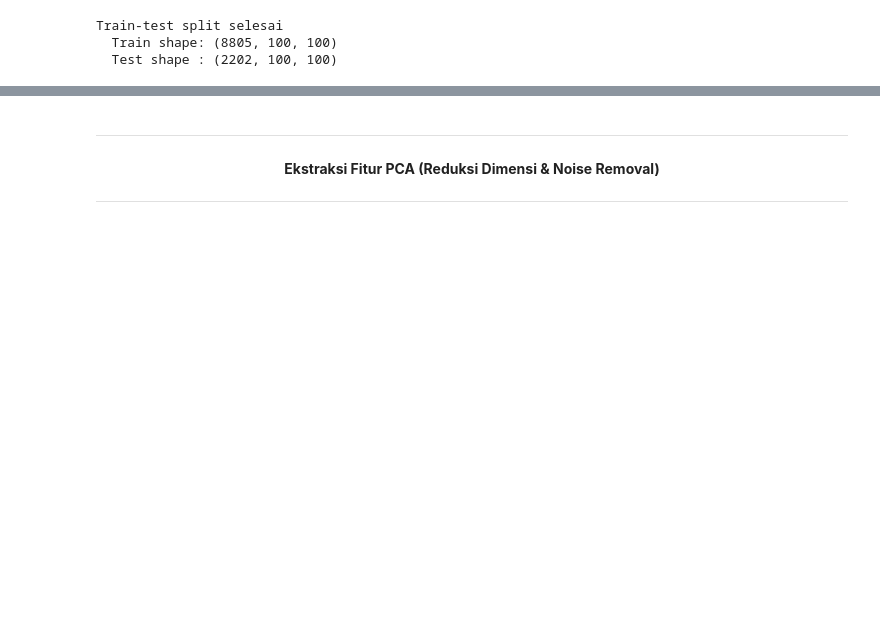
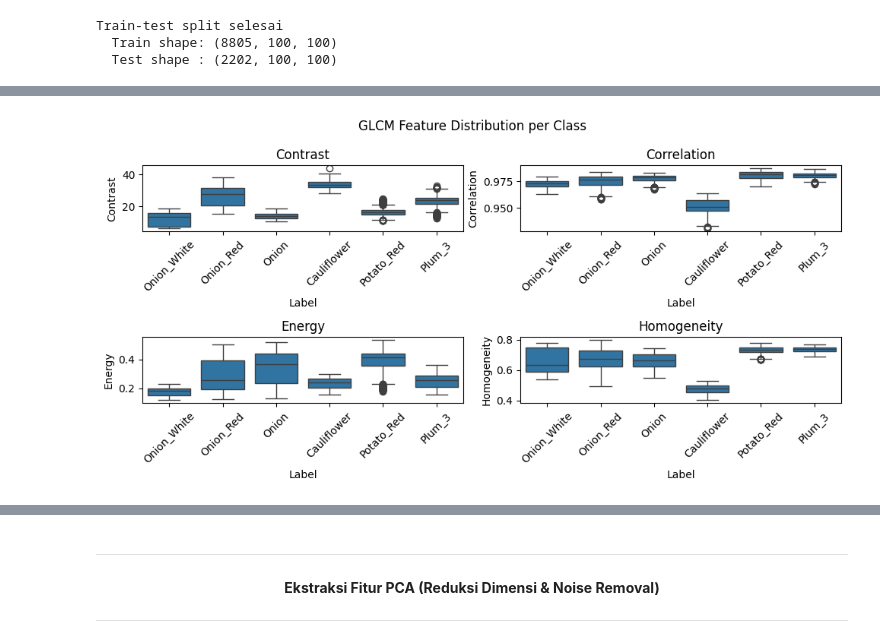
Before and after one commit to Molzard/PCVK-Ganjil-2025, a Jupyter notebook: Week14_Kelompok_4.ipynb, the cells around one changed output, grey strips where cells are left out. Saved outputs shown, nothing was run; the diff lists cells and outputs as text; code cells hidden in the pictures; blank space fills up the shorter version.

```diff
--- a/Week14_Kelompok_4.ipynb
+++ b/Week14_Kelompok_4.ipynb
@@ -298,0 +471,12 @@ Train-test split selesai
+# %%
+# Fungsi GLCM Single Image
+def glcm_single(img):
+    """img 2D 0-1 → kuantisasi 64 level → 4 fitur rata2 orientasi"""
+    q = (img * 63).astype(np.uint8)          # 64 level
+    glcm = graycomatrix(q, distances=[1],
+                        angles=[0, 45, 90, 135],
+                        levels=64,
+                        symmetric=True, normed=True)
+    props = ['contrast', 'correlation', 'energy', 'homogeneity']
+    feats = [graycoprops(glcm, p).mean() for p in props]
+    return np.array(feats)                   # shape (4,)
@@ -298,0 +530,13 @@ Train-test split selesai
+# %%
+# Plot (6 Kelas Terbanyak agar rapi)
+top_cls = df['Label'].value_counts().head(6).index
+plt.figure(figsize=(10,5))
+for i, col in enumerate(['Contrast','Correlation','Energy','Homogeneity']):
+    plt.subplot(2,2,i+1)
+    sns.boxplot(x='Label', y=col, data=df[df['Label'].isin(top_cls)])
+    plt.xticks(rotation=45)
+    plt.title(col)
+plt.suptitle("GLCM Feature Distribution per Class"); plt.tight_layout()
+plt.show()
+# %% [output]
+[figure, added]
```
Also changed, not shown: parts of 62 cells of this notebook.
